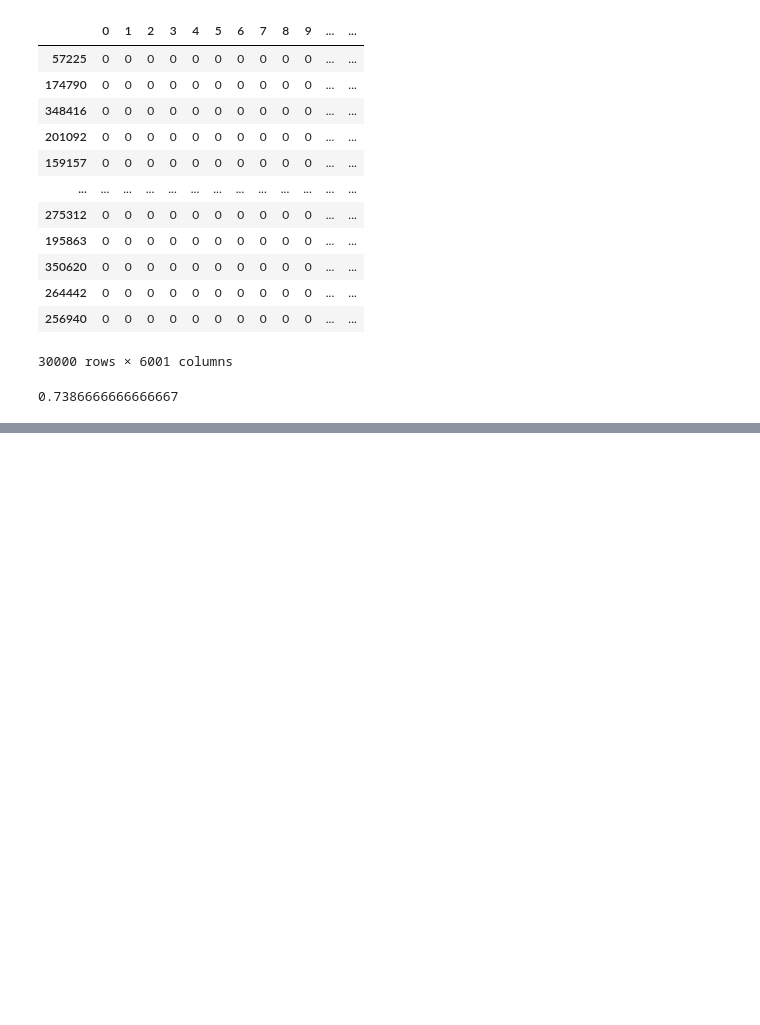
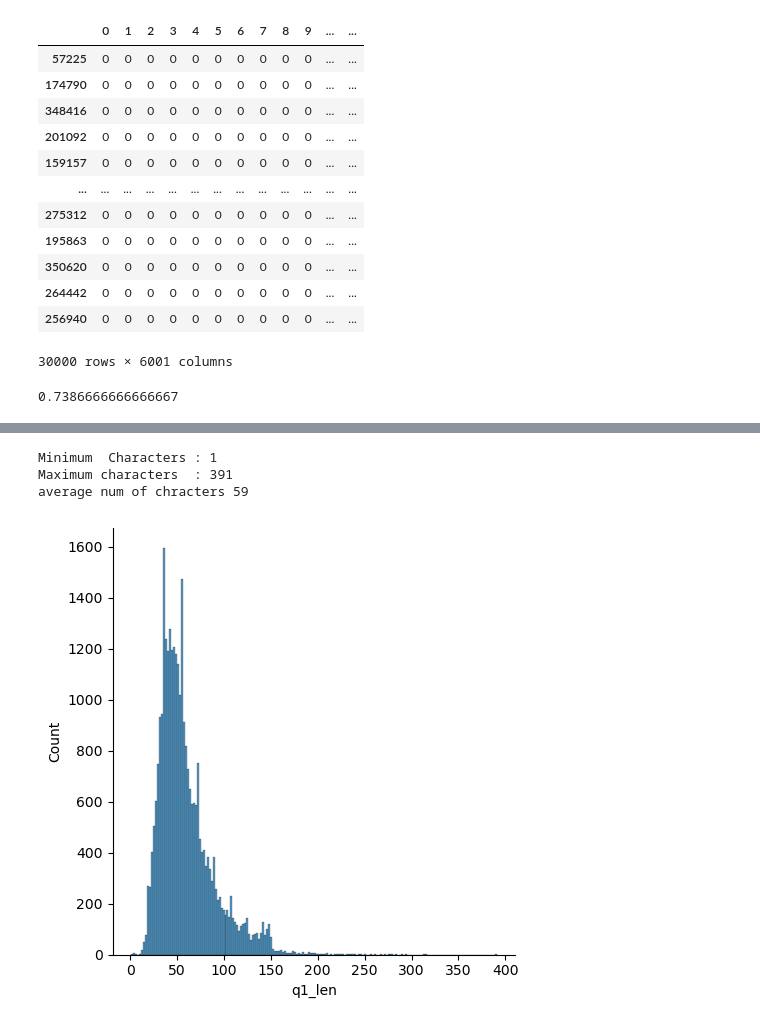
Before and after one commit to Vjeet83/N.L.P, a Jupyter notebook: nlp_project_Quora_similarQuestion_file_2_bow.ipynb, the cells around one changed output, grey strips where cells are left out. Cells and saved outputs as stored; diff of their text form; code cells hidden in the pictures; blank space fills up the shorter version.

```diff
--- a/nlp_project_Quora_similarQuestion_file_2_bow.ipynb
+++ b/nlp_project_Quora_similarQuestion_file_2_bow.ipynb
@@ -104,0 +202,2 @@ accuracy_score(y_test,y_pred)
+# %%
+new_df['word_common'] = new_df.apply(common_words ,axis =1)
@@ -104,0 +213,9 @@ accuracy_score(y_test,y_pred)
+# %%
+def total_word(row):
+    w1 = set(map(lambda x: x.lower().strip() , row['question1'].split(" ")))
+    w2 = set(map(lambda x: x.lower().strip() , row['question2'].split(" ")))
+    return (len(w1) +len(w2))
+# %%
+new_df['word_total'] = new_df.apply(total_word , axis = 1)
+# %%
+new_df['word_share'] = round(new_df['word_common']/new_df['word_total'],2)
@@ -104,0 +238,10 @@ accuracy_score(y_test,y_pred)
+# %%
+sns.displot(new_df['q1_len'])
+print('Minimum  Characters :',new_df['q1_len'].min())
+print('Maximum characters  :',new_df['q1_len'].max())
+print('average num of chracters',int(new_df['q1_len'].mean()))
+# %% [output]
+Minimum  Characters : 1
+Maximum characters  : 391
+average num of chracters 59
+[figure, added]
```
Also changed, not shown: parts of 27 cells of this notebook.
